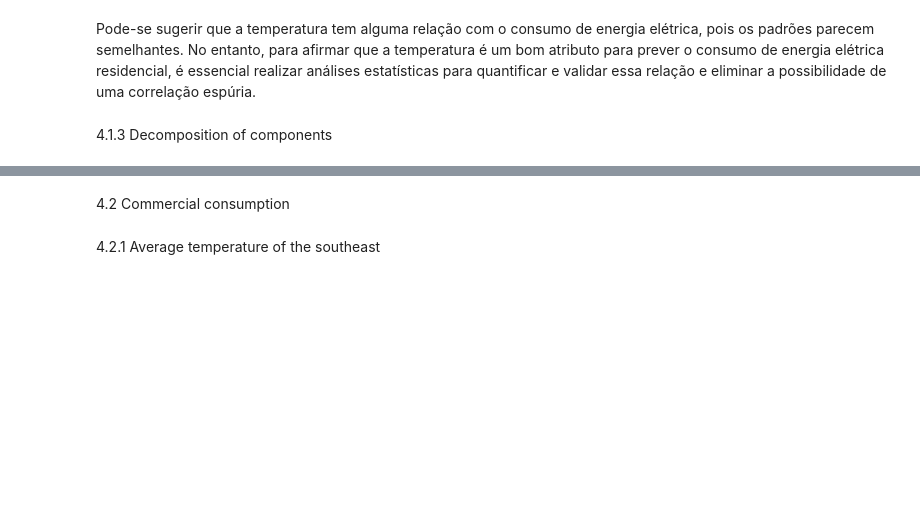
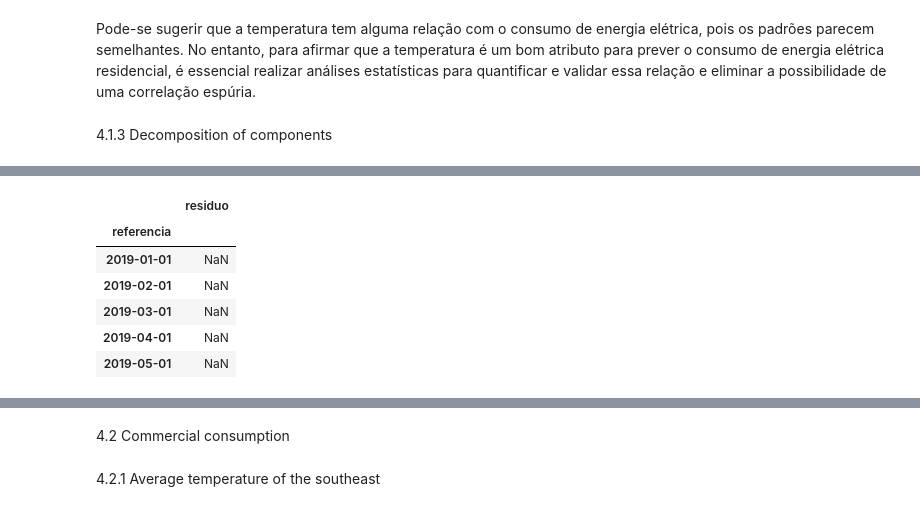
Before and after one commit to matheuszpher/data-science-portfolio, a Jupyter notebook: machine-learning-basic/ml-time series/serie-temportal-energia.ipynb, the cells around one changed output, grey strips where cells are left out. Saved outputs shown, nothing was run; the diff lists cells and outputs as text; code cells hidden in the pictures; blank space fills up the shorter version.

```diff
--- a/machine-learning-basic/ml-time series/serie-temportal-energia.ipynb
+++ b/machine-learning-basic/ml-time series/serie-temportal-energia.ipynb
@@ -253,0 +273,10 @@ decomposicao = sm.tsa.seasonal_decompose(data_e_slicing[['residencial']], model=
+# %%
+residuo.head()
+# %% [output]
+|  | residuo |
+| referencia |  |
+| 2019-01-01 | NaN |
+| 2019-02-01 | NaN |
+| 2019-03-01 | NaN |
+| 2019-04-01 | NaN |
+| 2019-05-01 | NaN |
```
Also changed, not shown: parts of 6 cells of this notebook, 8 other files.
